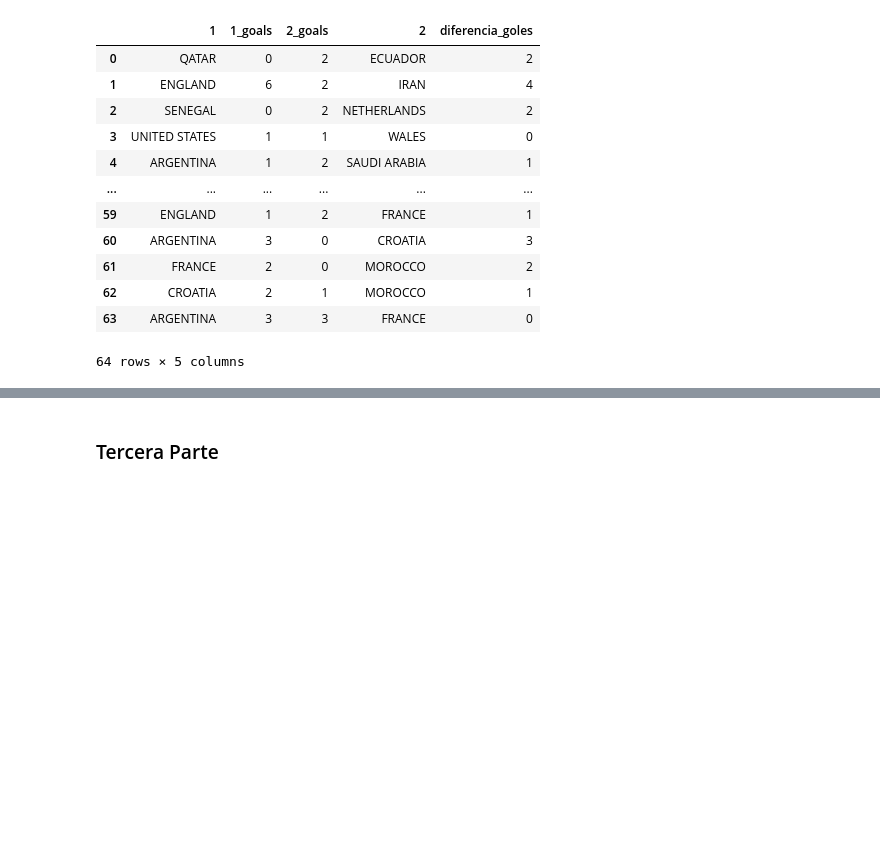
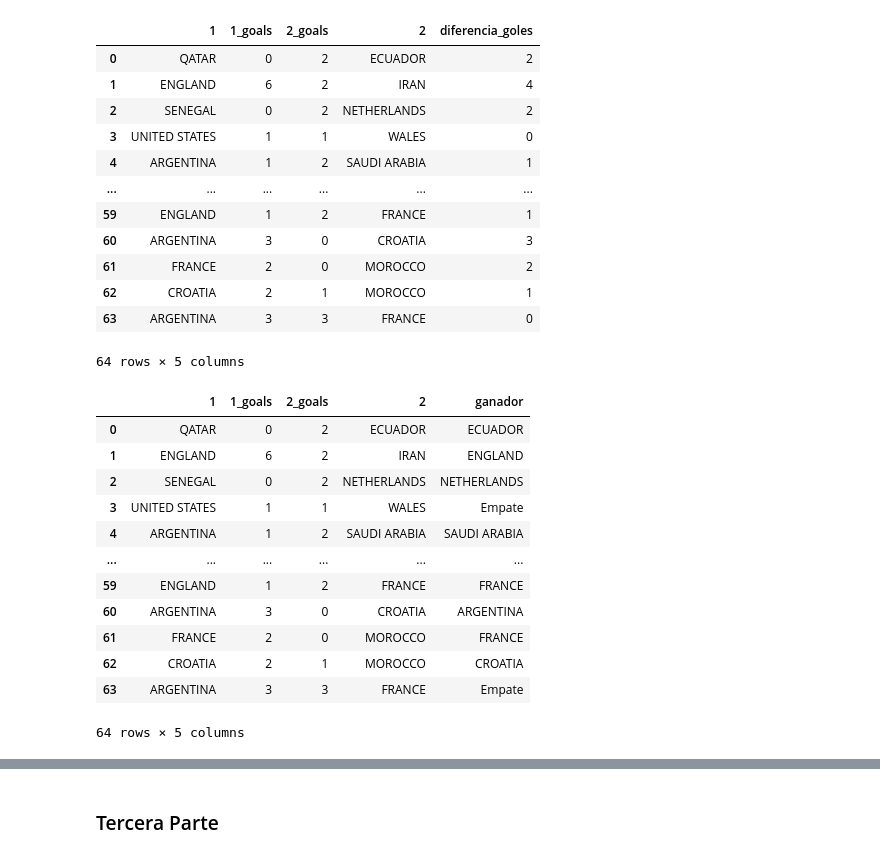
Before and after one commit to santiwinny/tecnologias-emergentes-4d-mundial-qatar-2022-mundial-qatar-2022, a Jupyter notebook: mundial_qatar_2022.ipynb, the cells around one changed output, grey strips where cells are left out. Saved outputs shown, nothing was run; the diff lists cells and outputs as text; code cells hidden in the pictures; blank space fills up the shorter version.

```diff
--- a/mundial_qatar_2022.ipynb
+++ b/mundial_qatar_2022.ipynb
@@ -318,0 +313,19 @@ mundial[["1", "1_goals", "2_goals", "2", "diferencia_goles"]]
+# %%
+# Por cada partido, cual fue el equipo que gano?
+# Completar
+mundial["ganador"] = mundial.apply(lambda row: row["1"] if row["1_goals"] > row["2_goals"] else (row["2"] if row["2_goals"] > row["1_goals"] else "Empate"), axis=1)
+mundial[["1", "1_goals", "2_goals", "2", "ganador"]]
+# %% [output]
+|  | 1 | 1_goals | 2_goals | 2 | ganador |
+| 0 | QATAR | 0 | 2 | ECUADOR | ECUADOR |
+| 1 | ENGLAND | 6 | 2 | IRAN | ENGLAND |
+| 2 | SENEGAL | 0 | 2 | NETHERLANDS | NETHERLANDS |
+| 3 | UNITED STATES | 1 | 1 | WALES | Empate |
+| 4 | ARGENTINA | 1 | 2 | SAUDI ARABIA | SAUDI ARABIA |
+| ... | ... | ... | ... | ... | ... |
+| 59 | ENGLAND | 1 | 2 | FRANCE | FRANCE |
+| 60 | ARGENTINA | 3 | 0 | CROATIA | ARGENTINA |
+| 61 | FRANCE | 2 | 0 | MOROCCO | FRANCE |
+| 62 | CROATIA | 2 | 1 | MOROCCO | CROATIA |
+| 63 | ARGENTINA | 3 | 3 | FRANCE | Empate |
+64 rows × 5 columns
```
Also changed, not shown: parts of 3 cells of this notebook.
